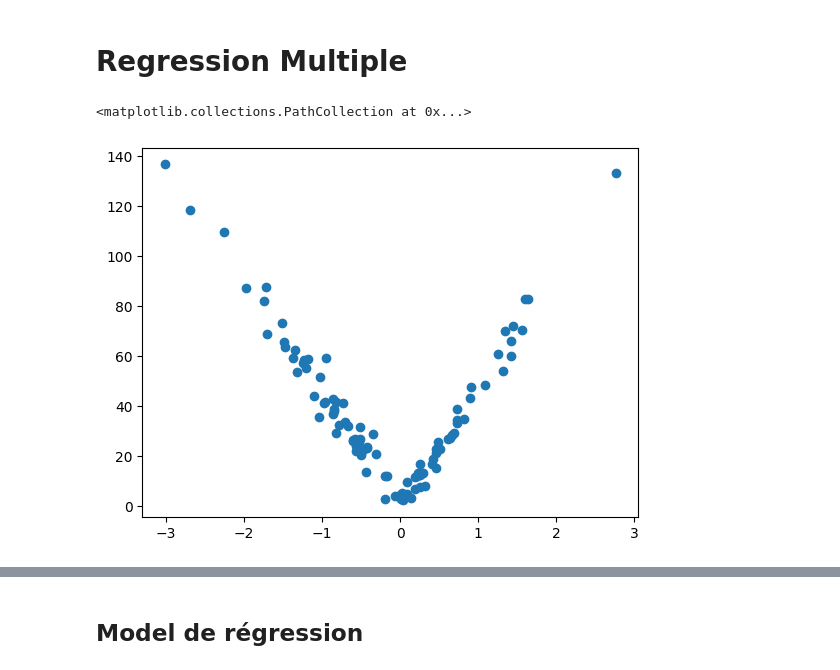
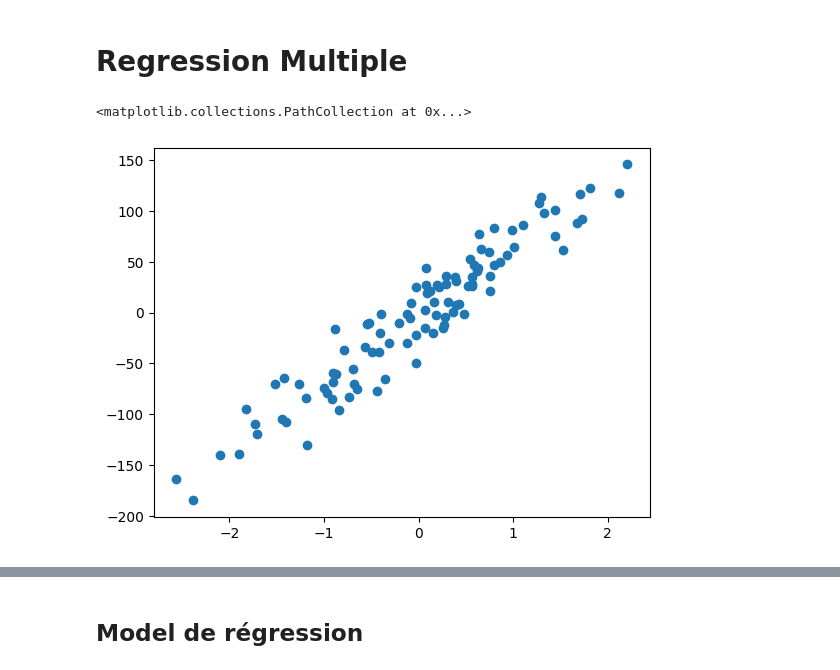
Before and after one commit to TsitouhRanjafy/Machine_Learning, a Jupyter notebook: multiple_regression.ipynb, the cells around one changed output, grey strips where cells are left out. Saved outputs shown, nothing was run; the diff lists cells and outputs as text; code cells hidden in the pictures.

```diff
--- a/multiple_regression.ipynb
+++ b/multiple_regression.ipynb
@@ -5,10 +5,9 @@ import numpy as np
 import sklearn.datasets as datasets
 import matplotlib.pyplot as plt
 # %%
-x,y = datasets.make_regression(n_samples=100,n_features=1,noise=10)
-y = abs(y/2)
+x,y = datasets.make_regression(n_samples=100,n_features=2,noise=1)
 # %%
-plt.scatter(x,y)
+plt.scatter(x[:,0],y)
 # %% [output]
 <matplotlib.collections.PathCollection at 0x...>
-[figure, old version]
+[figure, new version]
```
Also changed, not shown: parts of 10 cells of this notebook.
